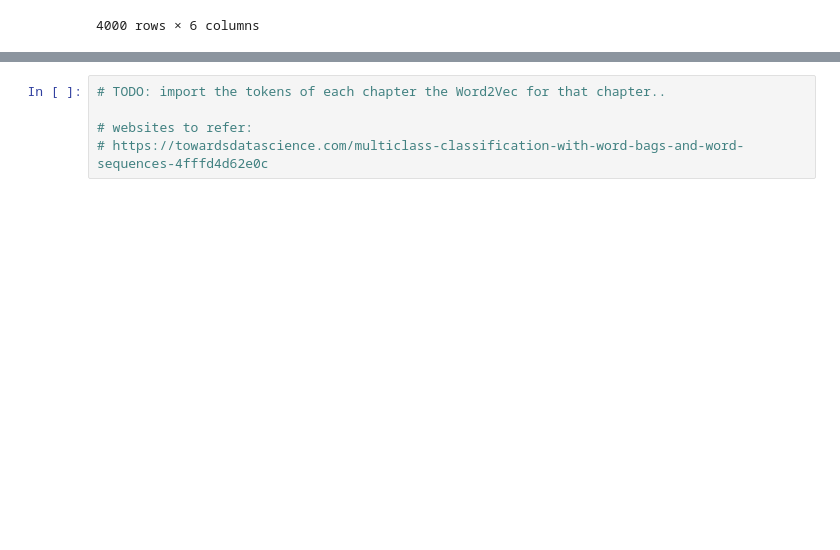
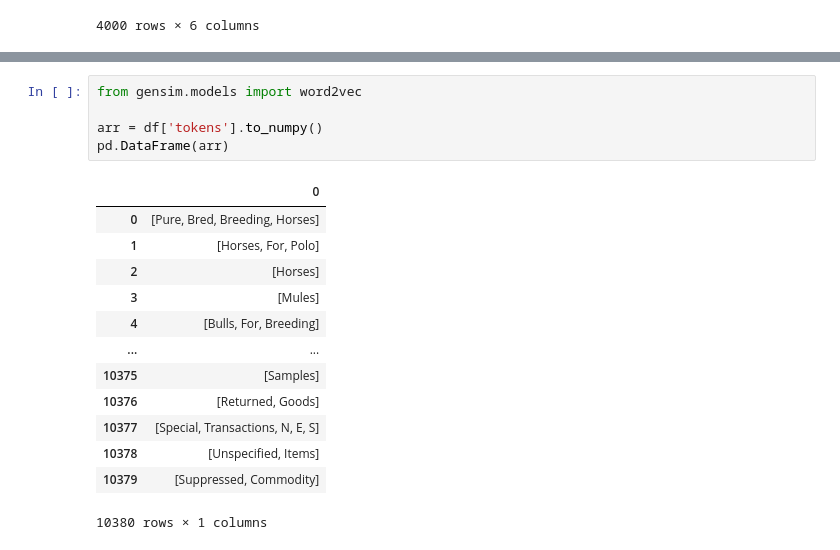
Before and after one commit to ardianto86/hscode-classification, a Jupyter notebook: HSCodeClassification1.ipynb, the cells around one changed output, grey strips where cells are left out. Saved outputs shown, nothing was run; the diff lists cells and outputs as text; blank space fills up the shorter version.

```diff
--- a/HSCodeClassification1.ipynb
+++ b/HSCodeClassification1.ipynb
@@ -261,5 +276,19 @@ df.head(4000)
 # %%
-# TODO: import the tokens of each chapter the Word2Vec for that chapter..
+from gensim.models import word2vec
 
-# websites to refer:
-# https://towardsdatascience.com/multiclass-classification-with-word-bags-and-word-sequences-4fffd4d62e0c
+arr = df['tokens'].to_numpy()
+pd.DataFrame(arr)
+# %% [output]
+|  | 0 |
+| 0 | [Pure, Bred, Breeding, Horses] |
+| 1 | [Horses, For, Polo] |
+| 2 | [Horses] |
+| 3 | [Mules] |
+| 4 | [Bulls, For, Breeding] |
+| ... | ... |
+| 10375 | [Samples] |
+| 10376 | [Returned, Goods] |
+| 10377 | [Special, Transactions, N, E, S] |
+| 10378 | [Unspecified, Items] |
+| 10379 | [Suppressed, Commodity] |
+10380 rows × 1 columns
```
Also changed, not shown: parts of 8 cells of this notebook.
